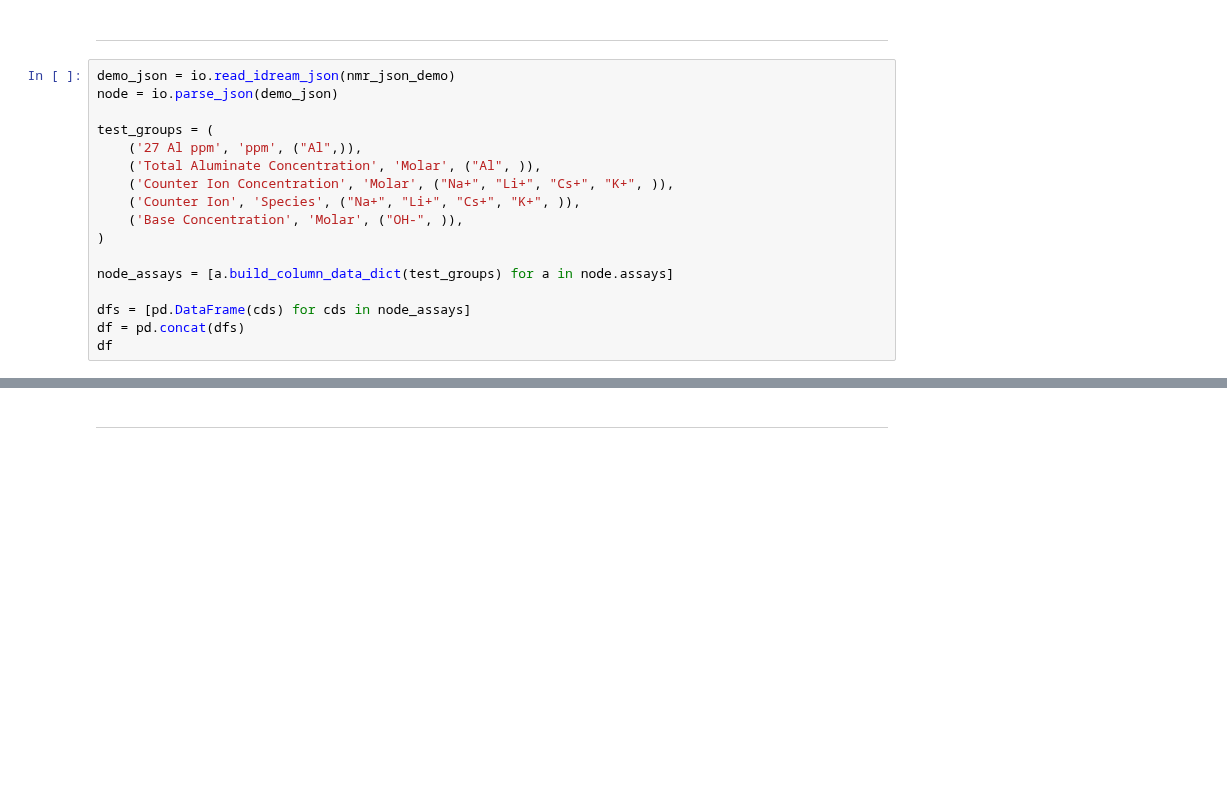
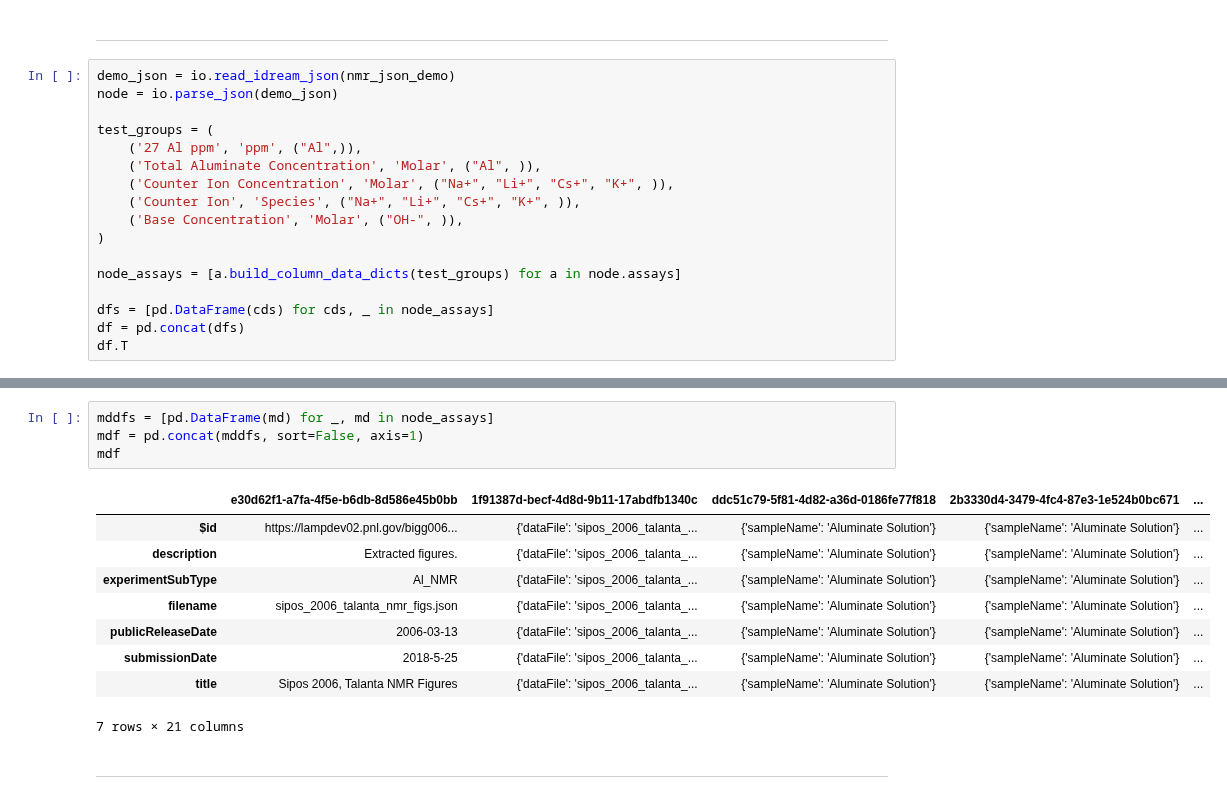
Before and after one commit to biggstd/isaDream, a Jupyter notebook: dev_notebooks/vis_01.ipynb, the cells around one changed output, grey strips where cells are left out. Drawn from its saved outputs; the diff is of its cells as text; blank space fills up the shorter version.

```diff
--- a/dev_notebooks/vis_01.ipynb
+++ b/dev_notebooks/vis_01.ipynb
@@ -67,9 +90,9 @@ test_groups = (
     ('Base Concentration', 'Molar', ("OH-", )),
 )
 
-node_assays = [a.build_column_data_dict(test_groups) for a in node.assays]
+node_assays = [a.build_column_data_dicts(test_groups) for a in node.assays]
 
-dfs = [pd.DataFrame(cds) for cds in node_assays]
+dfs = [pd.DataFrame(cds) for cds, _ in node_assays]
 df = pd.concat(dfs)
-df
+df.T
 # %% [output]
@@ -93,2 +110,16 @@ df
+# %%
+mddfs = [pd.DataFrame(md) for _, md in node_assays]
+mdf = pd.concat(mddfs, sort=False, axis=1)
+mdf
+# %% [output]
+|  | e30d62f1-a7fa-4f5e-b6db-8d586e45b0bb | 1f91387d-becf-4d8d-9b11-17abdfb1340c | ddc51c79-5f81-4d82-a36d-0186fe77f818 | 2b3330d4-3479-4fc4-87e3-1e524b0bc671 | ... |
+| $id | https://lampdev02.pnl.gov/bigg006... | {'dataFile': 'sipos_2006_talanta_... | {'sampleName': 'Aluminate Solution'} | {'sampleName': 'Aluminate Solution'} | ... |
+| description | Extracted figures. | {'dataFile': 'sipos_2006_talanta_... | {'sampleName': 'Aluminate Solution'} | {'sampleName': 'Aluminate Solution'} | ... |
+| experimentSubType | Al_NMR | {'dataFile': 'sipos_2006_talanta_... | {'sampleName': 'Aluminate Solution'} | {'sampleName': 'Aluminate Solution'} | ... |
+| filename | sipos_2006_talanta_nmr_figs.json | {'dataFile': 'sipos_2006_talanta_... | {'sampleName': 'Aluminate Solution'} | {'sampleName': 'Aluminate Solution'} | ... |
+| publicReleaseDate | 2006-03-13 | {'dataFile': 'sipos_2006_talanta_... | {'sampleName': 'Aluminate Solution'} | {'sampleName': 'Aluminate Solution'} | ... |
+| submissionDate | 2018-5-25 | {'dataFile': 'sipos_2006_talanta_... | {'sampleName': 'Aluminate Solution'} | {'sampleName': 'Aluminate Solution'} | ... |
+| title | Sipos 2006, Talanta NMR Figures | {'dataFile': 'sipos_2006_talanta_... | {'sampleName': 'Aluminate Solution'} | {'sampleName': 'Aluminate Solution'} | ... |
+7 rows × 21 columns
 # %% [markdown]
 ---
```
Also changed, not shown: parts of 3 cells of this notebook, 9 other files.
